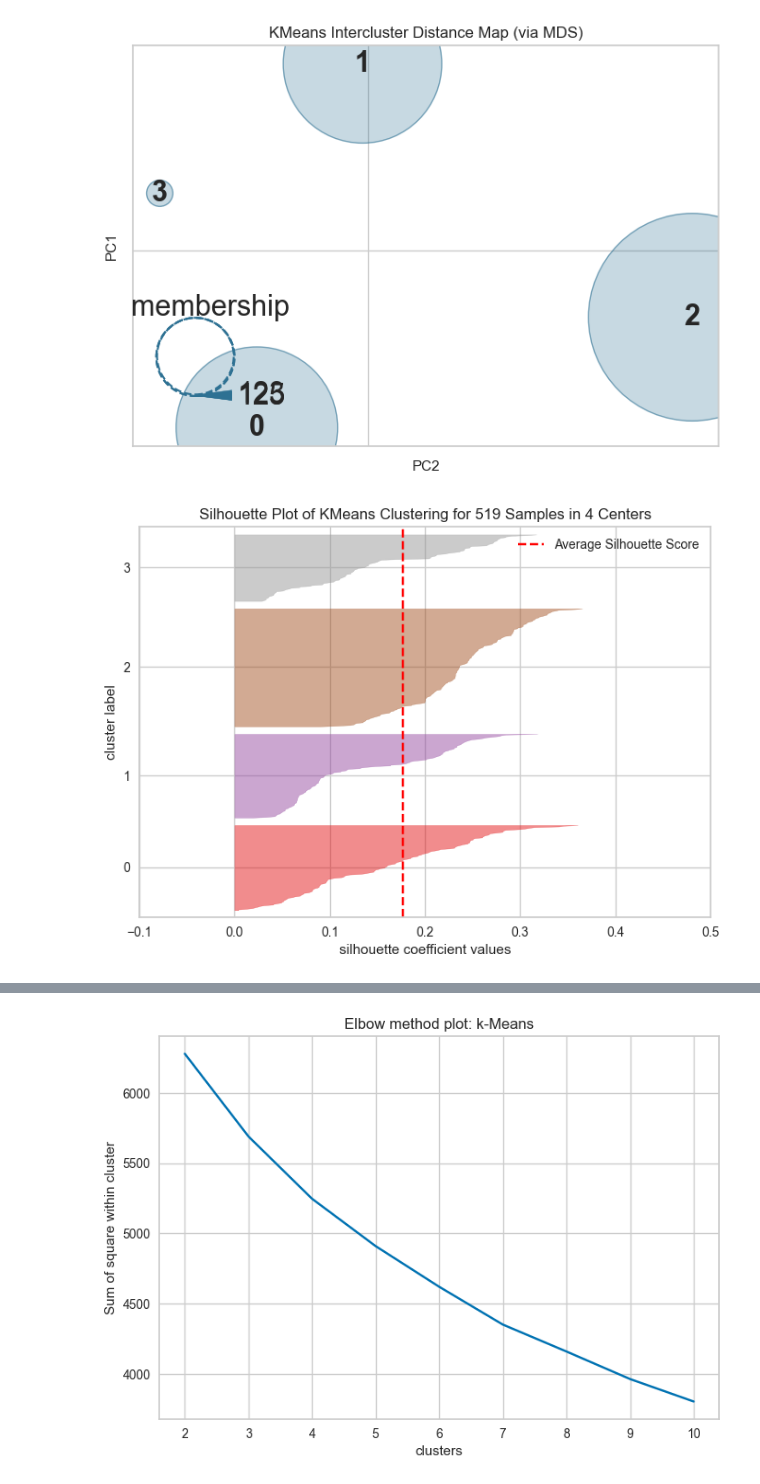
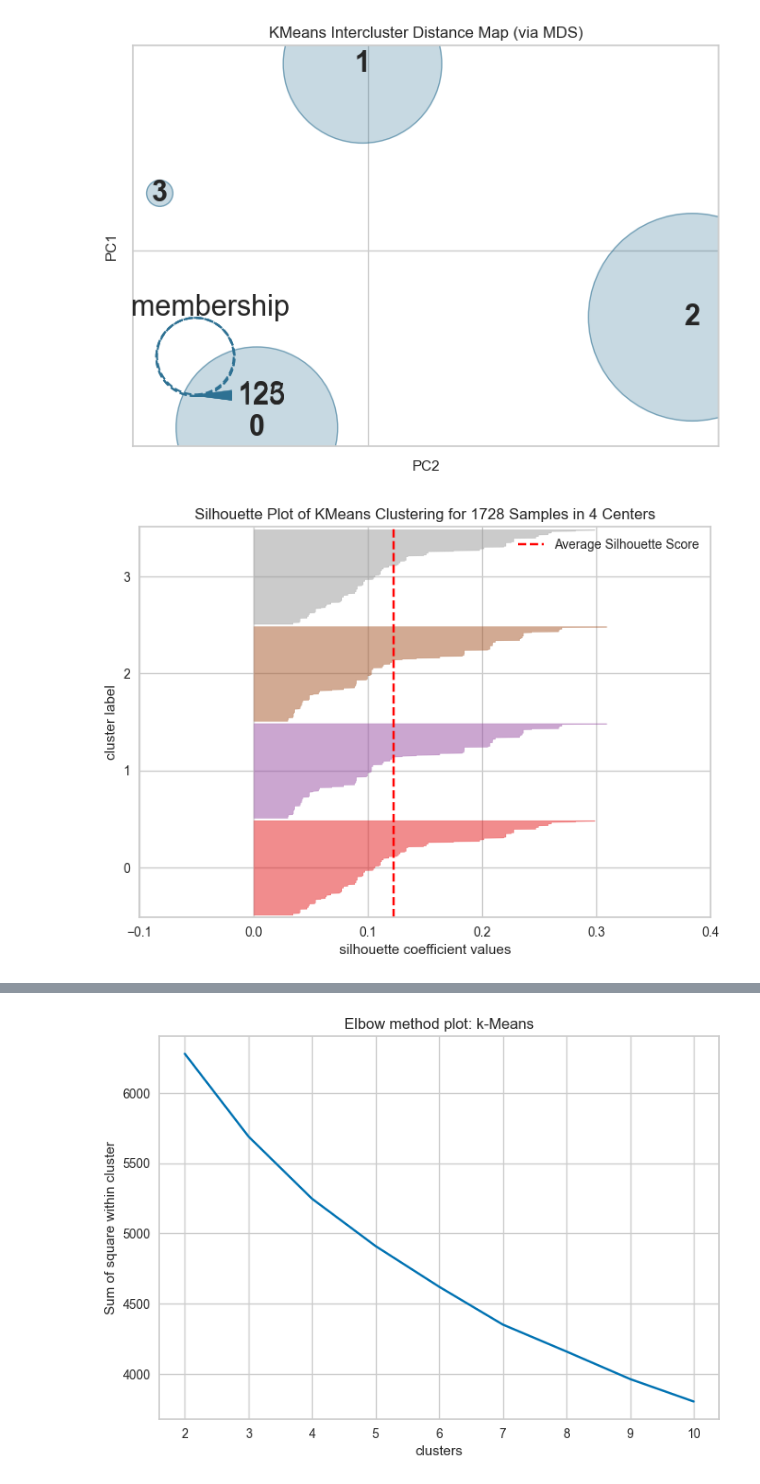
Before and after one commit to fonylew/machine-learning, a Jupyter notebook: unsupervised_learning/car_clustering.ipynb, the cells around one changed output, grey strips where cells are left out. Saved outputs shown, nothing was run; the diff lists cells and outputs as text; code cells hidden in the pictures.

```diff
--- a/unsupervised_learning/car_clustering.ipynb
+++ b/unsupervised_learning/car_clustering.ipynb
@@ -196,9 +196,9 @@ visualizer = intercluster_distance(KMeans(4, random_state=42), x_test)
 # %% [output]
 [figure]
 # %%
-visualizer = silhouette_visualizer(KMeans(4, random_state=42), x_test)
+visualizer = silhouette_visualizer(KMeans(4, random_state=42), x)
 # %% [output]
-[figure, old version]
+[figure, new version]
 # %%
 from external_fn import *
 # %%
```
Also changed, not shown: parts of 7 cells of this notebook, 1 other file.
